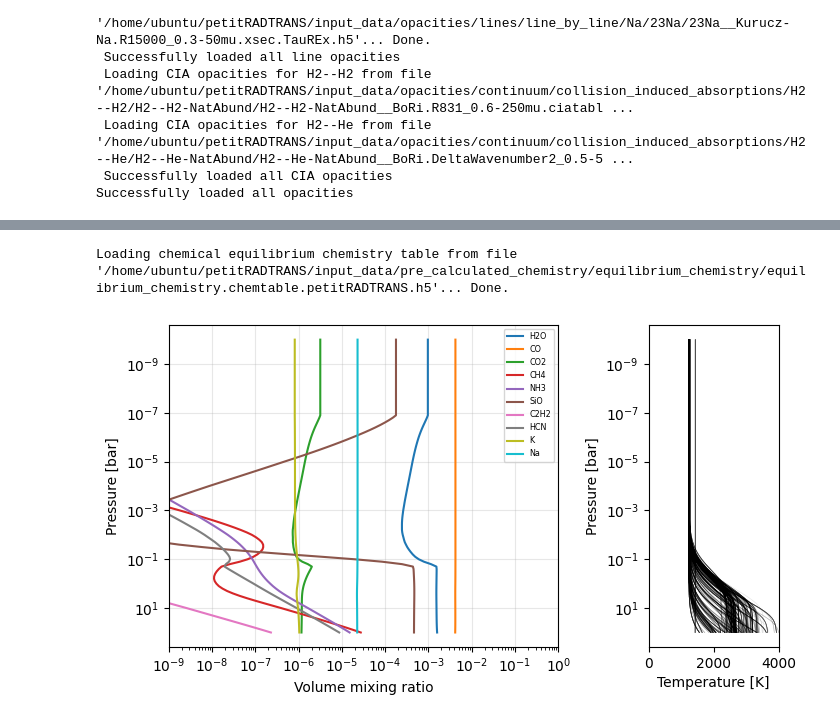
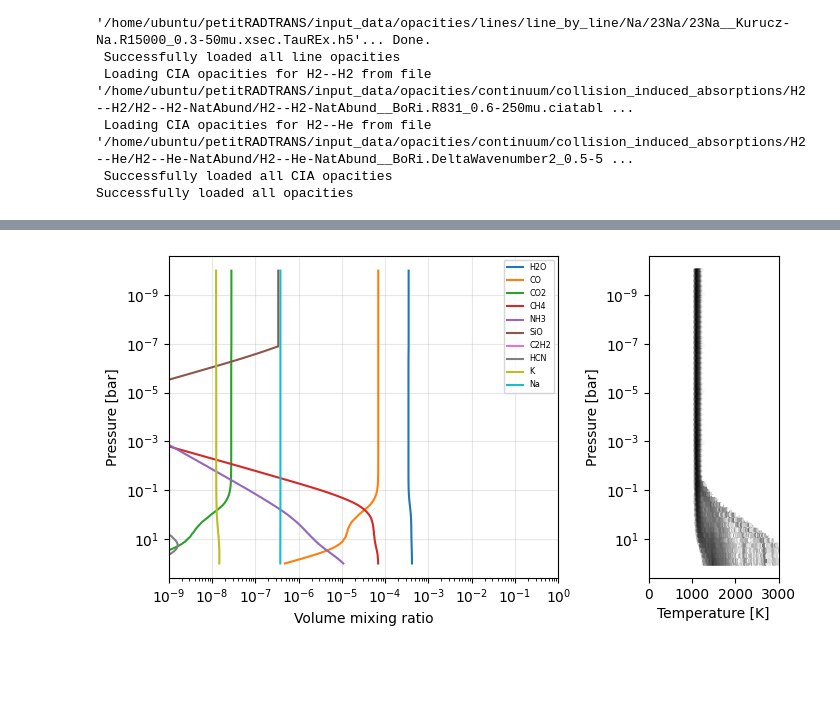
Before and after one commit to cjiang-exo/ReLiC, a Jupyter notebook: plot_ts.ipynb, the cells around one changed output, grey strips where cells are left out. Saved outputs shown, nothing was run; the diff lists cells and outputs as text; code cells hidden in the pictures; blank space fills up the shorter version.

```diff
--- a/plot_ts.ipynb
+++ b/plot_ts.ipynb
@@ -67,6 +69,7 @@ atm_params = np.array([
     postsamples['kir'],
     postsamples['gamma'],
     postsamples['tint'],
+    postsamples['ab'],
     postsamples['m2h'],
     postsamples['c2o'],
     postsamples['cloud_f']
@@ -77,18 +80,27 @@ atm_params = atm_params.T
 
 prob_file = os.path.join(os.path.dirname(infile), 'lnprob.txt')
 lnprobs = np.loadtxt(prob_file)
-maxlike_params = atm_params[lnprobs.flatten().argmax()]
+maxlike_id = lnprobs.flatten().argmax()
+maxlike_params = atm_params[maxlike_id]
 
-ts_bestfit, add_output = calc_ts_prt(
+_rho =  postsamples['rho'][maxlike_id]
+_teff = postsamples['teff'][maxlike_id]
+_per = postsamples['p'][maxlike_id]
+_ab = postsamples['ab'][maxlike_id]
+a_rs = as_from_rhop(_rho, _per)
+teq = calc_teq(teff=_teff, a_rs=a_rs, albedo=_ab)
+
+ts_bestfit = calc_ts_prt(
     maxlike_params, atmosphere, chem,
     planet_radius_cm=planet_radius * nc.r_jup_mean,
-    star_radius_cm=star_radius * nc.r_sun, equilibrium_temperature=teq,
-    return_contribution=True
+    star_radius_cm=star_radius * nc.r_sun,
+    equilibrium_temperature=teq,
+    quench_id=QUENCH_ID,
+    return_contribution=False
 )
 
-contributions = add_output['transmission_contribution']
+
+# contributions = add_output['transmission_contribution']
-# %% [output]
-Loading chemical equilibrium chemistry table from file '/home/ubuntu/petitRADTRANS/input_data/pre_calculated_chemistry/equilibrium_chemistry/equilibrium_chemistry.chemtable.petitRADTRANS.h5'... Done.
 # %%
 fig, ax = pl.subplots(1, 2, figsize=(7.2, 4), gridspec_kw={'width_ratios': [3, 1]})
 
@@ -96,8 +108,8 @@ planet_mass = maxlike_params[0] * nc.m_jup # g
 kir = 10**maxlike_params[3]
 gamma = 10**maxlike_params[4]
 tint = maxlike_params[5] # K
-metals = np.full_like(pres_bar, maxlike_params[6])
-c2o_ratios = np.full_like(pres_bar, maxlike_params[7])
+metals = np.full_like(pres_bar, maxlike_params[7])
+c2o_ratios = np.full_like(pres_bar, maxlike_params[8])
 
 ref_gravity = nc.G * planet_mass / (planet_radius * nc.r_jup_mean)**2
 
@@ -118,9 +130,8 @@ mass_fractions = chem.interpolate_mass_fractions(
     full=False
 )
 
-quenching_index = np.where(pres_bar >= 1e-7)[0][0]
-for i, sp in enumerate(species_names):
-    mass_fractions[sp][:quenching_index] = mass_fractions[sp][quenching_index]
+for sp in species_names:
+    mass_fractions[sp][:QUENCH_ID] = mass_fractions[sp][QUENCH_ID]
 
 mmw = compute_mean_molar_masses(mass_fractions)
 
@@ -128,40 +139,46 @@ for i, sp in enumerate(species_names):
     mixing_ratios = mass_fractions[sp] * mmw / get_species_molar_mass(sp)
     ax[0].plot(mixing_ratios, pres_bar, label=sp)
 
-for p in atm_params[-1000:]:
+pres_plot = []
+temp_plot = []
+for p in atm_params[-20000:]:
     planet_mass = p[0] * nc.m_jup # g
     kir = 10**p[3]
     gamma = 10**p[4]
     tint = p[5]
+    ab = p[6]
+    teq = calc_teq(teff=_teff, a_rs=a_rs, albedo=ab)
     ref_gravity = nc.G * planet_mass / (planet_radius * nc.r_jup_mean)**2
     temp = get_tprofile(
         pressures=pres_bar,
         infrared_mean_opacity=kir,
         gamma=gamma,
         gravities=ref_gravity,
         intrinsic_temperature=tint,
         equilibrium_temperature=teq,
     )
-    ax[1].plot(temp, pres_bar, lw=0.5, alpha=0.1, c='k')
+    pres_plot.extend(pres_bar)
+    temp_plot.extend(temp)
+    # ax[1].plot(temp, pres_bar, lw=0.5, alpha=0.1, c='k')
+ax[1].hexbin(temp_plot, pres_plot, gridsize=100, mincnt=1, cmap='Greys', yscale='log', norm='log')
 
 ax[0].set_xscale('log')
 ax[0].set_yscale('log')
 ax[0].set_ylabel('Pressure [bar]')
 ax[0].set_xlabel('Volume mixing ratio')
 ax[0].set_xlim(1e-9, 1)
 ax[0].grid(alpha=0.3)
 ax[0].invert_yaxis()
 ax[0].legend(fontsize='xx-small')
-
-ax[1].set_xlim(0, 4000)
+ax[1].set_xlim(0, 3000)
 ax[1].set_xlabel('Temperature [K]')
 ax[1].set_yscale('log')
 ax[1].set_ylabel('Pressure [bar]')
 ax[1].invert_yaxis()
 fig.tight_layout()
 fig.savefig('chemistry.png', dpi=100)
 # %% [output]
-[figure, old version]
+[figure, new version]
 # %%
 """ Contribution function """
 
```
Also changed, not shown: parts of 7 cells of this notebook, 13 other files.
